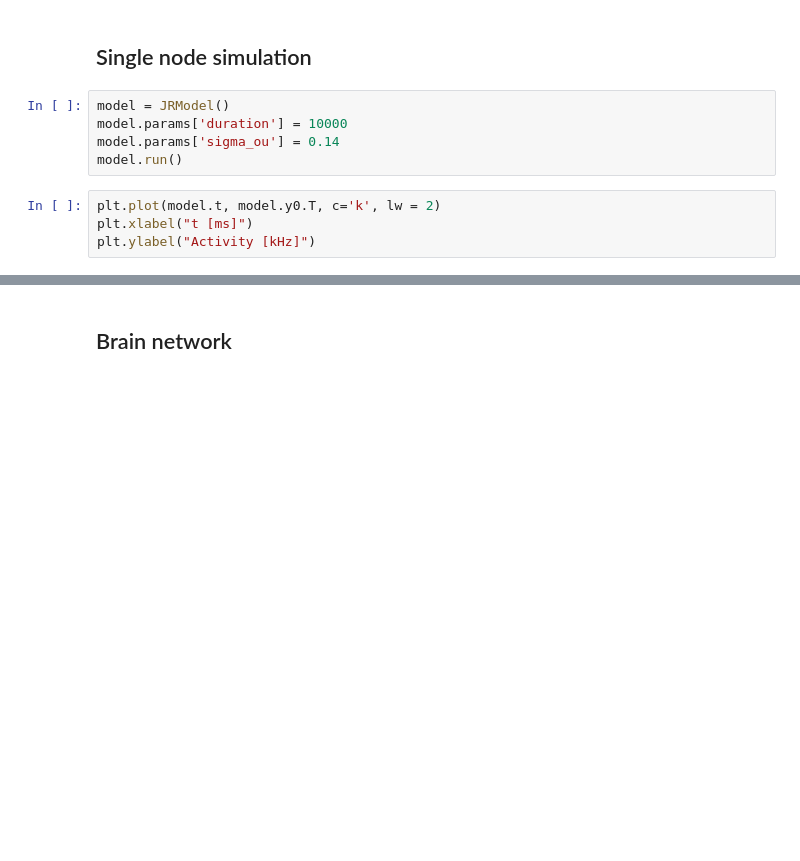
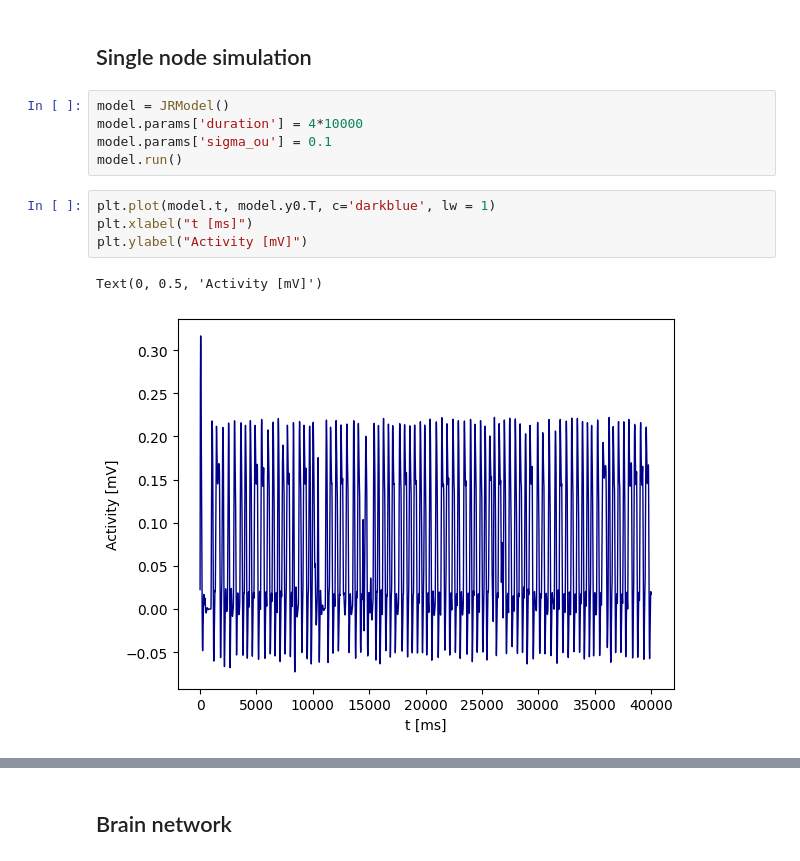
Before and after one commit to guhanou/neurolib, a Jupyter notebook: examples/example-0.9-jr.ipynb, the cells around one changed output, grey strips where cells are left out. Drawn from its saved outputs; the diff is of its cells as text; blank space fills up the shorter version.

```diff
--- a/examples/example-0.9-jr.ipynb
+++ b/examples/example-0.9-jr.ipynb
@@ -74,10 +83,13 @@ plt.ylabel("Min / max y2 [mV]")
 ## Single node simulation
 # %%
 model = JRModel()
-model.params['duration'] = 10000
-model.params['sigma_ou'] = 0.14
+model.params['duration'] = 4*10000
+model.params['sigma_ou'] = 0.1
 model.run()
 # %%
-plt.plot(model.t, model.y0.T, c='k', lw = 2)
+plt.plot(model.t, model.y0.T, c='darkblue', lw = 1)
 plt.xlabel("t [ms]")
-plt.ylabel("Activity [kHz]")
+plt.ylabel("Activity [mV]")
+# %% [output]
+Text(0, 0.5, 'Activity [mV]')
+[figure, added]
```
Also changed, not shown: parts of 10 cells of this notebook, 1 other file.
